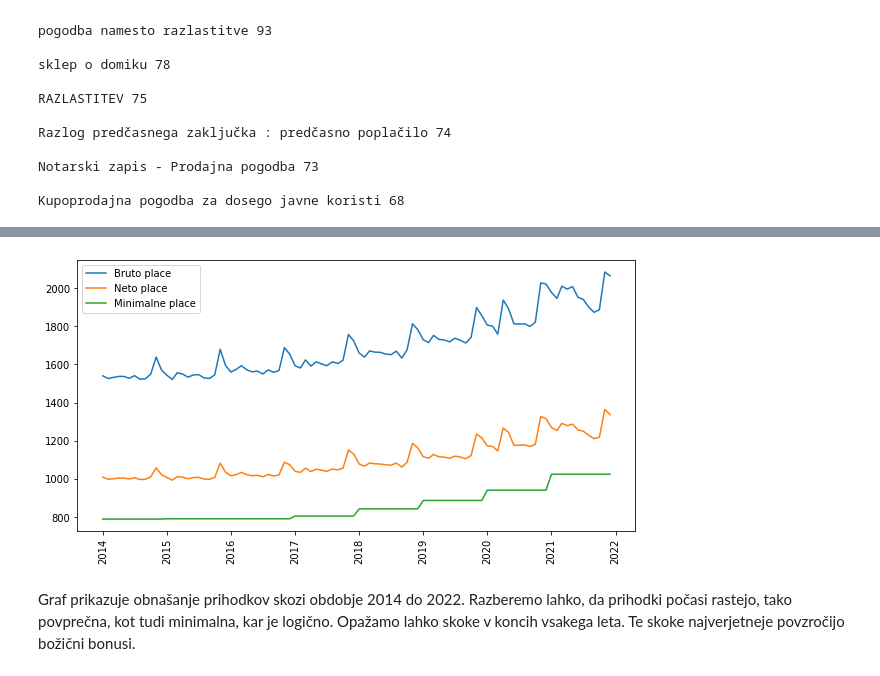
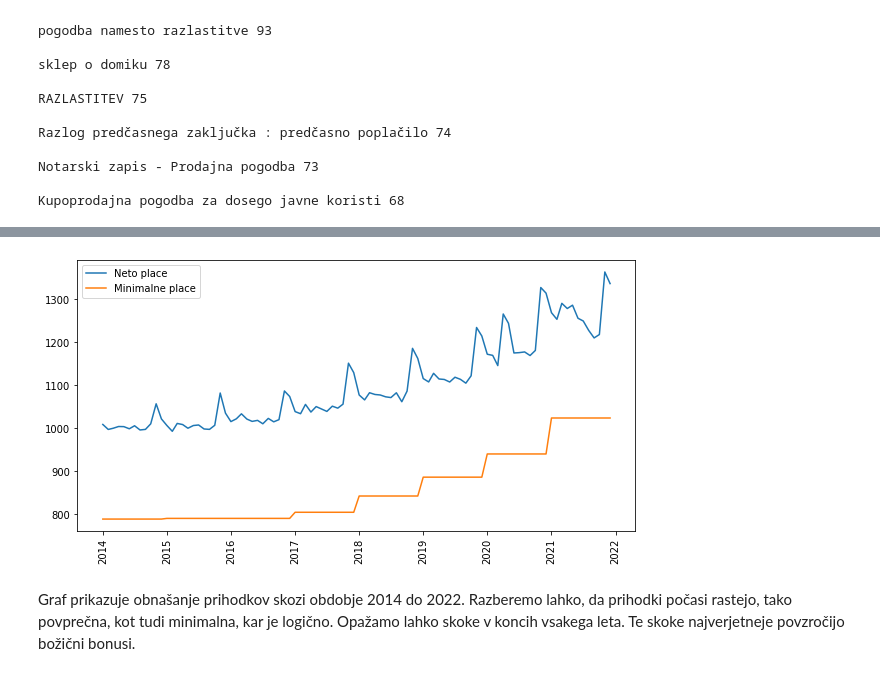
Before and after one commit to DocChinchillin/PR22RSMCLK, a Jupyter notebook: projektna.ipynb, the cells around one changed output, grey strips where cells are left out. Drawn from its saved outputs; the diff is of its cells as text; code cells hidden in the pictures.

```diff
--- a/projektna.ipynb
+++ b/projektna.ipynb
@@ -446,35 +424,35 @@ from datetime import datetime
 seznam = []
 for leto in range(2014,2022):
     for mesec in range(1,13):
         seznam.append(datetime.strptime(str(leto)+"-"+str(mesec), '%Y-%m'))
 
 
 matrika = np.array([[seznam,bruto,neto]], dtype = object)
 minPlace =[]
 for key in leto_min_placa.keys():
     if int(key) >= 2014:
         minPlace.append(leto_min_placa[key])
 
 minPlace = np.repeat(minPlace, 12)
 minPlace = np. reshape(minPlace.astype(float), -1)
 
 bruto1 =  np. reshape(matrika[:,1].astype(float), -1)
 neto1 = np. reshape(matrika[:,2].astype(float), -1)
 y = np. reshape(matrika[:,0].astype(datetime), -1)
 
 fig = plt.figure(figsize=(10,5))
 fig.patch.set_facecolor('white')
-plt.plot(y,bruto1, label="Bruto place")
+#plt.plot(y,bruto1, label="Bruto place")
 plt.plot(y,neto1, label="Neto place")
 plt.plot(y,minPlace,label ="Minimalne place")
 
 plt.legend()
 plt.xticks(rotation=90)
 plt.show()
 
 #print(y)
 # %% [output]
-[figure, old version]
+[figure, new version]
 # %% [markdown]
 Graf prikazuje obnašanje prihodkov skozi obdobje 2014 do 2022. Razberemo lahko, da prihodki počasi rastejo, tako povprečna, kot tudi minimalna, kar je logično. Opažamo lahko skoke v koncih vsakega leta. Te skoke najverjetneje povzročijo božični bonusi.
 # %%
```
Also changed, not shown: parts of 26 cells of this notebook.
